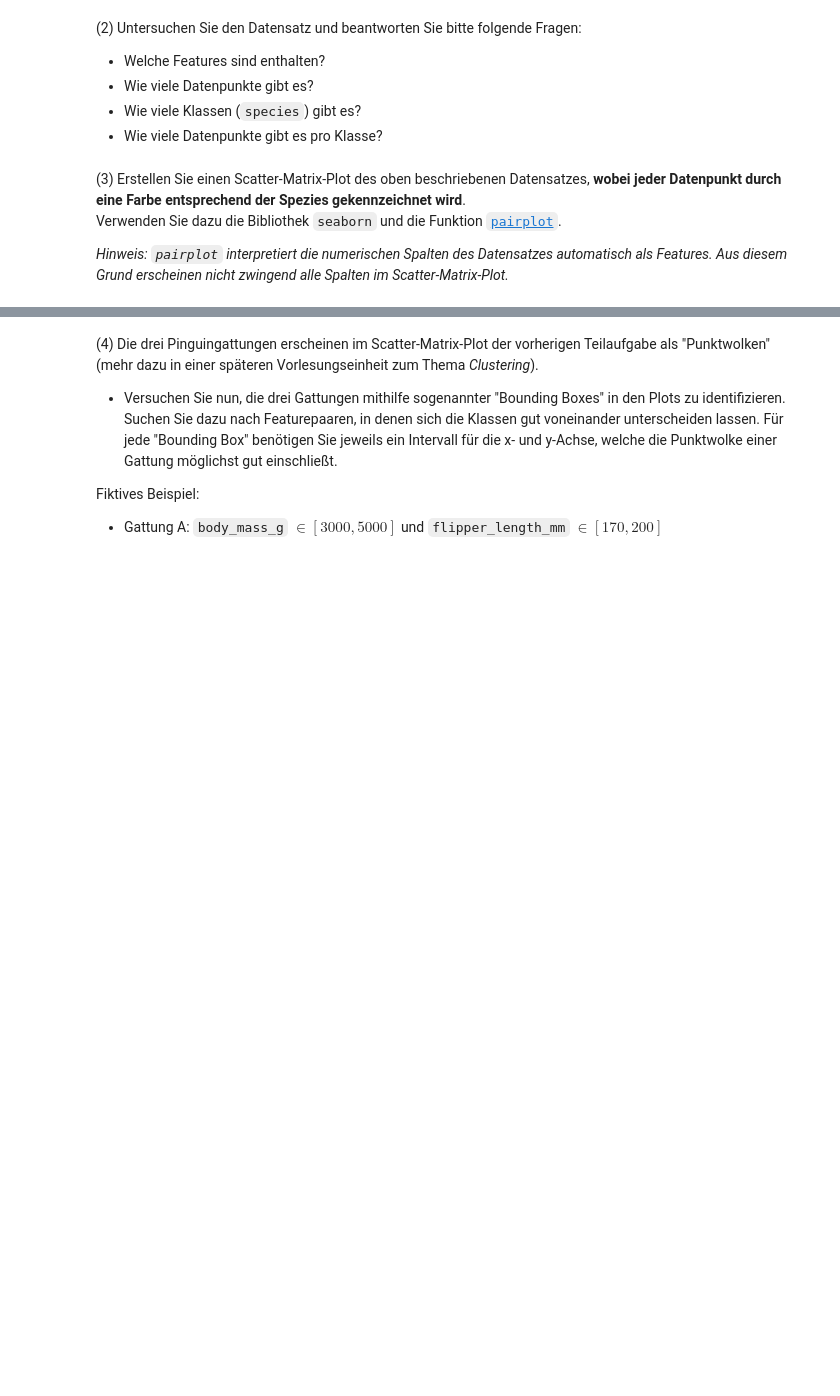
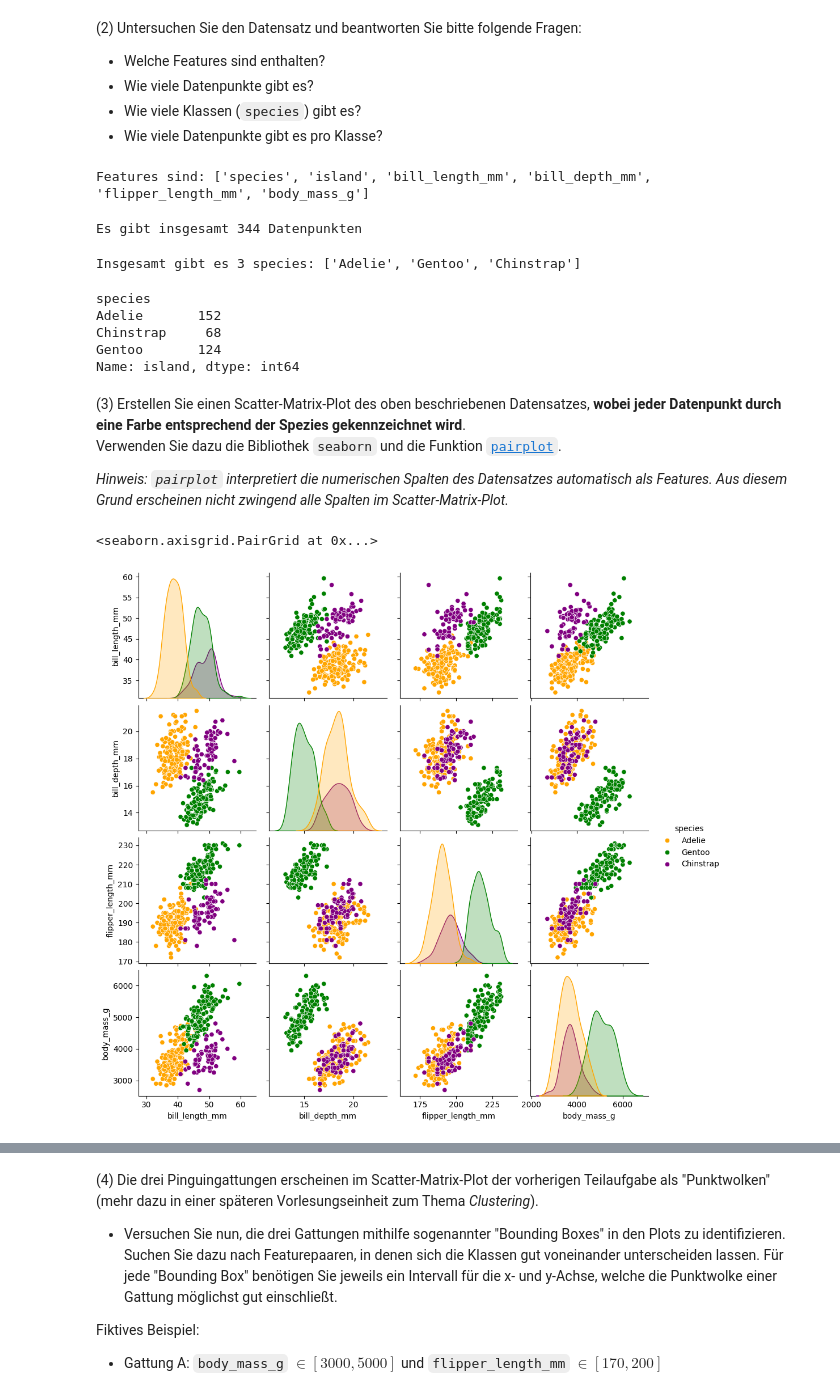
Before and after one commit to cortex359/ds.ss24, a Jupyter notebook: 05/Uebung-5.ipynb, the cells around one changed output, grey strips where cells are left out. Saved outputs shown, nothing was run; the diff lists cells and outputs as text; code cells hidden in the pictures; blank space fills up the shorter version.

```diff
--- a/05/Uebung-5.ipynb
+++ b/05/Uebung-5.ipynb
@@ -241,3 +241,6 @@ Es begrüßen Sie:
 (1) Importieren Sie den Datensatz in einen Pandas DataFrame.
 
 - URL des Datensatzes: `https://data.bialonski.de/ds/palmerpenguins.csv`
+# %%
+palmerpenguins = pd.read_csv('palmerpenguins.csv')
+palmerpenguins.head()
@@ -247,11 +257,41 @@ Es begrüßen Sie:
 - Wie viele Datenpunkte gibt es?
 - Wie viele Klassen (`species`) gibt es?
 - Wie viele Datenpunkte gibt es pro Klasse?
+# %%
+features = [f for f in palmerpenguins.columns]
+print(f'Features sind: {features}')
+# %% [output]
+Features sind: ['species', 'island', 'bill_length_mm', 'bill_depth_mm', 'flipper_length_mm', 'body_mass_g']
+# %%
+print(f'Es gibt insgesamt {len(palmerpenguins.index)} Datenpunkten')
+# %% [output]
+Es gibt insgesamt 344 Datenpunkten
+# %%
+species = [s for s in palmerpenguins['species'].unique()]
+print(f'Insgesamt gibt es {len(species)} species: {species}')
+# %% [output]
+Insgesamt gibt es 3 species: ['Adelie', 'Gentoo', 'Chinstrap']
+# %%
+print(palmerpenguins.groupby('species')['island'].count())
+# %% [output]
+species
+Adelie       152
+Chinstrap     68
+Gentoo       124
+Name: island, dtype: int64
 # %% [markdown]
 (3) Erstellen Sie einen Scatter-Matrix-Plot des oben beschriebenen Datensatzes, **wobei jeder Datenpunkt durch eine Farbe entsprechend der Spezies gekennzeichnet wird**. <br/>
 Verwenden Sie dazu die Bibliothek `seaborn` und die Funktion [`pairplot`](https://seaborn.pydata.org/generated/seaborn.pairplot.html).
 
 *Hinweis: `pairplot` interpretiert die numerischen Spalten des Datensatzes automatisch als Features. Aus diesem Grund erscheinen nicht zwingend alle Spalten im Scatter-Matrix-Plot.*
+# %%
+import seaborn as sns
+colors = {'Adelie' : 'orange', 'Gentoo' : 'green', 'Chinstrap' : 'purple'}
+
+sns.pairplot(palmerpenguins, hue='species', palette=colors)
+# %% [output]
+<seaborn.axisgrid.PairGrid at 0x...>
+[figure, added]
 # %% [markdown]
 *Falls Sie wissen möchten, was es mit dem sogenannten "Bill" auf sich hat:*
 
```
Also changed, not shown: parts of 1 cell of this notebook, 1 other file.
